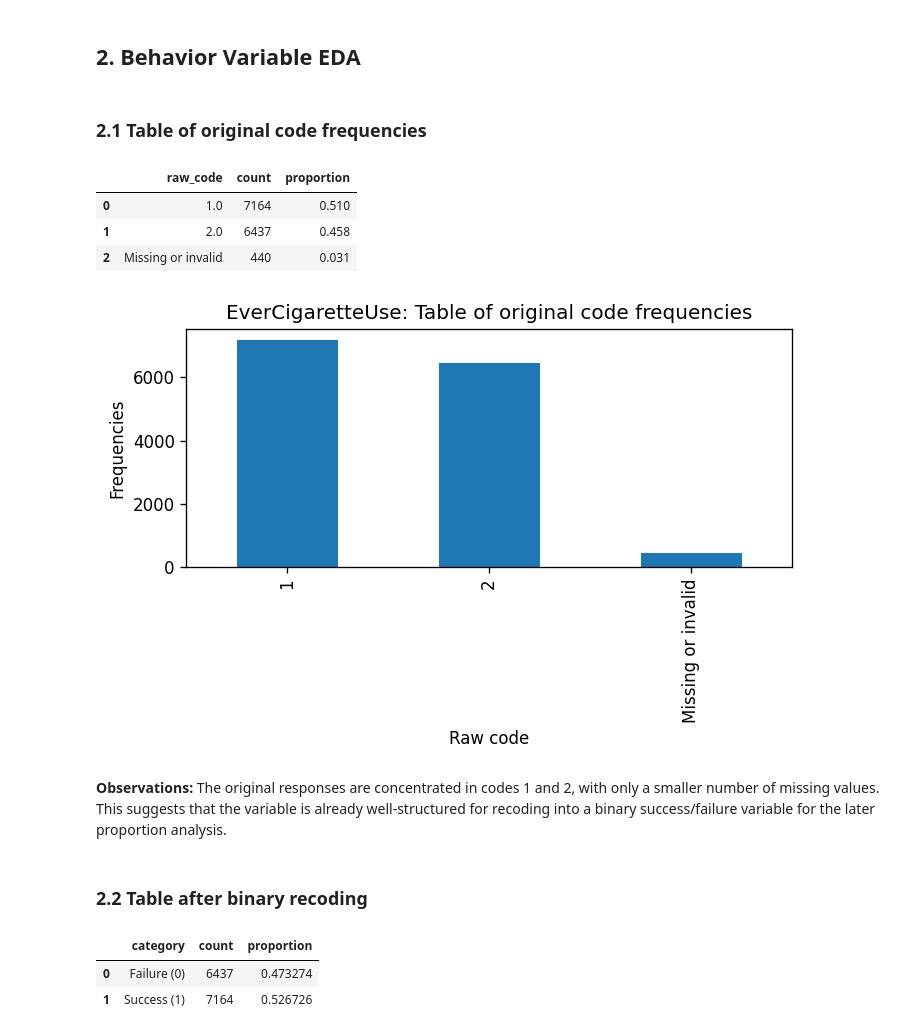
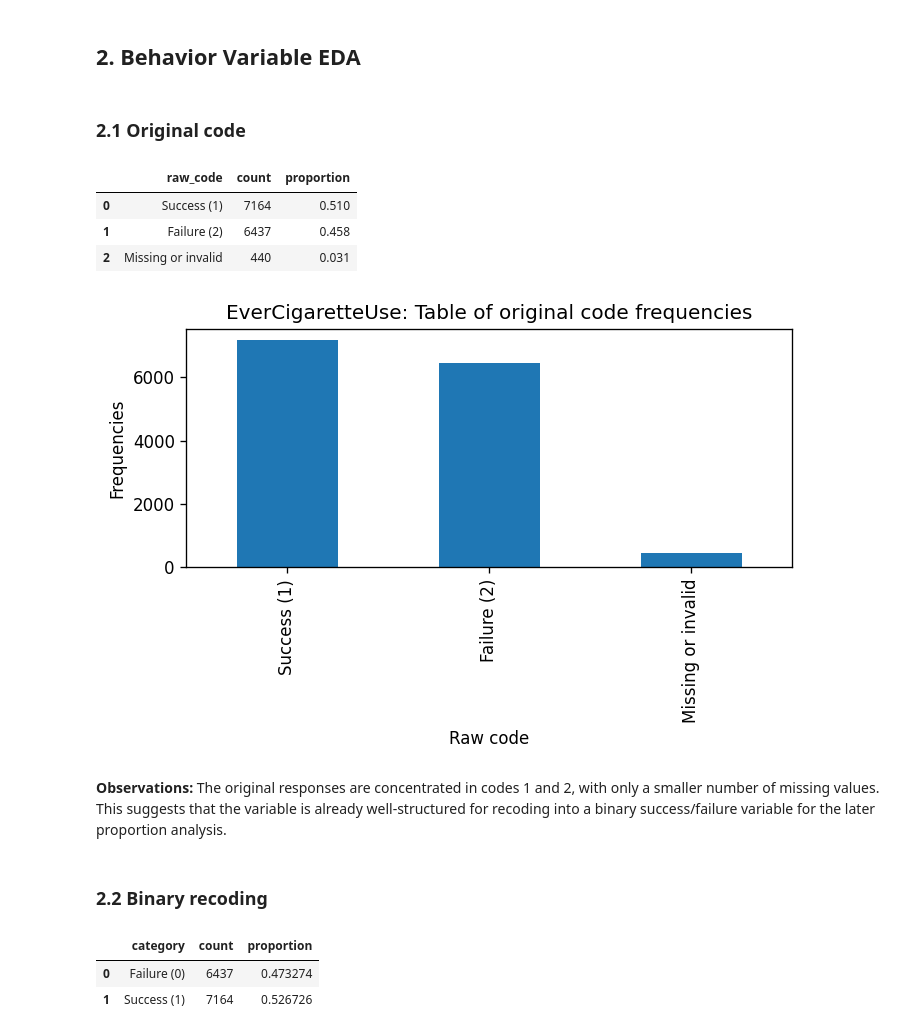
Before and after one commit to asd854026/2026-Spring-Stat2-Cycle2, a Jupyter notebook: notebooks/02_eda.ipynb, the cells around one changed output. Drawn from its saved outputs; the diff is of its cells as text; code cells hidden in the pictures.

```diff
--- a/notebooks/02_eda.ipynb
+++ b/notebooks/02_eda.ipynb
@@ -38,13 +25,14 @@ Processed data shape: (14041, 4)
 # %%
-#Copy
-behavior = processed[[BEHAVIOR_VAR, "behavior_binary", "WhatIsYourSex"]].copy()
+#copy
+behavior = processed[[BEHAVIOR_VAR, "behavior_binary"]].copy()
 behavior_valid = behavior.dropna(subset=["behavior_binary"]).copy()
-cont = processed[[CONT_VAR, "WhatIsYourSex"]].copy()
+
+cont = processed[[CONT_VAR]].copy()
 cont_valid = cont.dropna(subset=[CONT_VAR]).copy()
 # %% [markdown]
 ## 2. Behavior Variable EDA
 # %% [markdown]
-### 2.1 Table of original code frequencies
+### 2.1 Original code
 # %%
 #----------表----------
 behavior_raw_freq = (
@@ -57,40 +45,49 @@ behavior_raw_freq = (
 behavior_raw_freq["raw_code"] = behavior_raw_freq["raw_code"].astype("object")
 behavior_raw_freq["raw_code"] = behavior_raw_freq["raw_code"].where(
     behavior_raw_freq["raw_code"].notna(), "Missing or invalid"
 )
 
+# 把原始 code 1, 2 改成更清楚的名稱
+behavior_raw_freq["raw_code"] = behavior_raw_freq["raw_code"].replace({
+    1: "Success (1)",
+    2: "Failure (2)"
+})
+
 behavior_raw_freq["proportion"] = (
     behavior_raw_freq["count"] / behavior_raw_freq["count"].sum()
 ).round(3)
 
 display(behavior_raw_freq)
+#----------表----------
 #----------圖表----------
 raw_plot_counts = (
     behavior[BEHAVIOR_VAR]
     .astype("object")
     .where(behavior[BEHAVIOR_VAR].notna(), "Missing or invalid")
     .value_counts(dropna=False)
     .reindex([1, 2, "Missing or invalid"], fill_value=0)
 )
+#----------圖表----------
+raw_plot_counts.index = ["Success (1)", "Failure (2)", "Missing or invalid"]# 改 x 軸顯示名稱
 
 plt.figure(figsize=(6, 4))
 raw_plot_counts.plot(kind="bar")
 plt.title("EverCigaretteUse: Table of original code frequencies")
 plt.xlabel("Raw code")
 plt.ylabel("Frequencies")
 plt.tight_layout()
 plt.savefig(FIG_DIR / "02_behavior_original_bar_chart.png", bbox_inches="tight")
 plt.show()
 # %% [output]
 |  | raw_code | count | proportion |
-| 0 | 1.0 | 7164 | 0.510 |
-| 1 | 2.0 | 6437 | 0.458 |
+| 0 | Success (1) | 7164 | 0.510 |
+| 1 | Failure (2) | 6437 | 0.458 |
 | 2 | Missing or invalid | 440 | 0.031 |
-[figure, old version]
+[figure, new version]
 # %% [markdown]
 **Observations:** The original responses are concentrated in codes 1 and 2, with only a smaller number of missing values. This suggests that the variable is already well-structured for recoding into a binary success/failure variable for the later proportion analysis.
 # %% [markdown]
-### 2.2 Table after binary recoding
+### 2.2 Binary recoding
 # %%
 #----------表----------
 behavior_binary_summary = pd.DataFrame({
```
Also changed, not shown: parts of 9 cells of this notebook, 18 other files.
